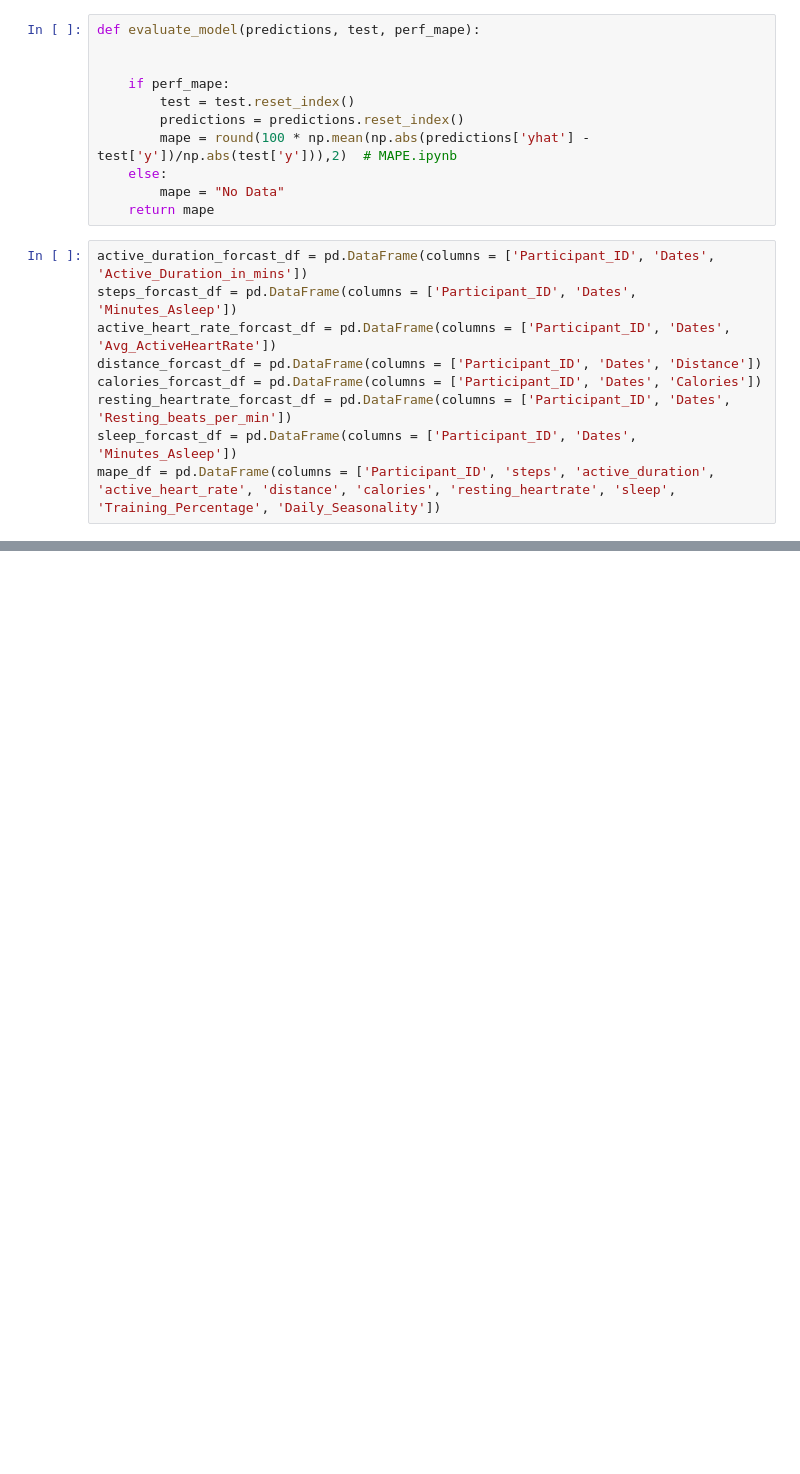
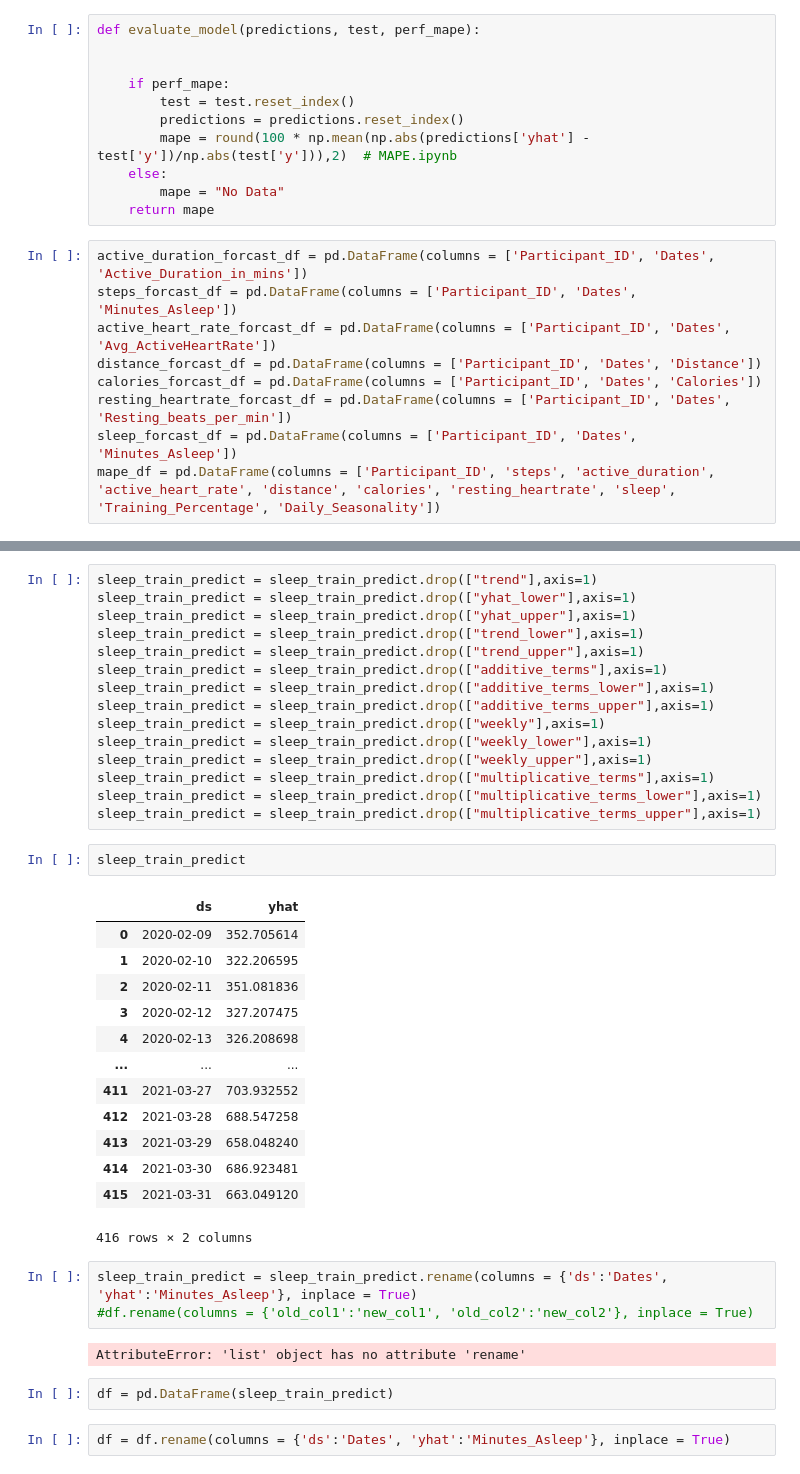
Before and after one commit to qaseemme064/Final-Project, a Jupyter notebook: ML_Test_11.ipynb, the cells around one changed output, grey strips where cells are left out. Drawn from its saved outputs; the diff is of its cells as text; blank space fills up the shorter version.

```diff
--- a/ML_Test_11.ipynb
+++ b/ML_Test_11.ipynb
@@ -436,0 +519,40 @@ mape_df
+# %%
+sleep_train_predict = sleep_train_predict.drop(["trend"],axis=1)
+sleep_train_predict = sleep_train_predict.drop(["yhat_lower"],axis=1)
+sleep_train_predict = sleep_train_predict.drop(["yhat_upper"],axis=1)
+sleep_train_predict = sleep_train_predict.drop(["trend_lower"],axis=1)
+sleep_train_predict = sleep_train_predict.drop(["trend_upper"],axis=1)
+sleep_train_predict = sleep_train_predict.drop(["additive_terms"],axis=1)
+sleep_train_predict = sleep_train_predict.drop(["additive_terms_lower"],axis=1)
+sleep_train_predict = sleep_train_predict.drop(["additive_terms_upper"],axis=1)
+sleep_train_predict = sleep_train_predict.drop(["weekly"],axis=1)
+sleep_train_predict = sleep_train_predict.drop(["weekly_lower"],axis=1)
+sleep_train_predict = sleep_train_predict.drop(["weekly_upper"],axis=1)
+sleep_train_predict = sleep_train_predict.drop(["multiplicative_terms"],axis=1)
+sleep_train_predict = sleep_train_predict.drop(["multiplicative_terms_lower"],axis=1)
+sleep_train_predict = sleep_train_predict.drop(["multiplicative_terms_upper"],axis=1)
+# %%
+sleep_train_predict
+# %% [output]
+|  | ds | yhat |
+| 0 | 2020-02-09 | 352.705614 |
+| 1 | 2020-02-10 | 322.206595 |
+| 2 | 2020-02-11 | 351.081836 |
+| 3 | 2020-02-12 | 327.207475 |
+| 4 | 2020-02-13 | 326.208698 |
+| ... | ... | ... |
+| 411 | 2021-03-27 | 703.932552 |
+| 412 | 2021-03-28 | 688.547258 |
+| 413 | 2021-03-29 | 658.048240 |
+| 414 | 2021-03-30 | 686.923481 |
+| 415 | 2021-03-31 | 663.049120 |
+416 rows × 2 columns
+# %%
+sleep_train_predict = sleep_train_predict.rename(columns = {'ds':'Dates', 'yhat':'Minutes_Asleep'}, inplace = True)
+#df.rename(columns = {'old_col1':'new_col1', 'old_col2':'new_col2'}, inplace = True)
+# %% [output]
+AttributeError: 'list' object has no attribute 'rename'
+# %%
+df = pd.DataFrame(sleep_train_predict)
+# %%
+df = df.rename(columns = {'ds':'Dates', 'yhat':'Minutes_Asleep'}, inplace = True)
```
Also changed, not shown: parts of 10 cells of this notebook.
